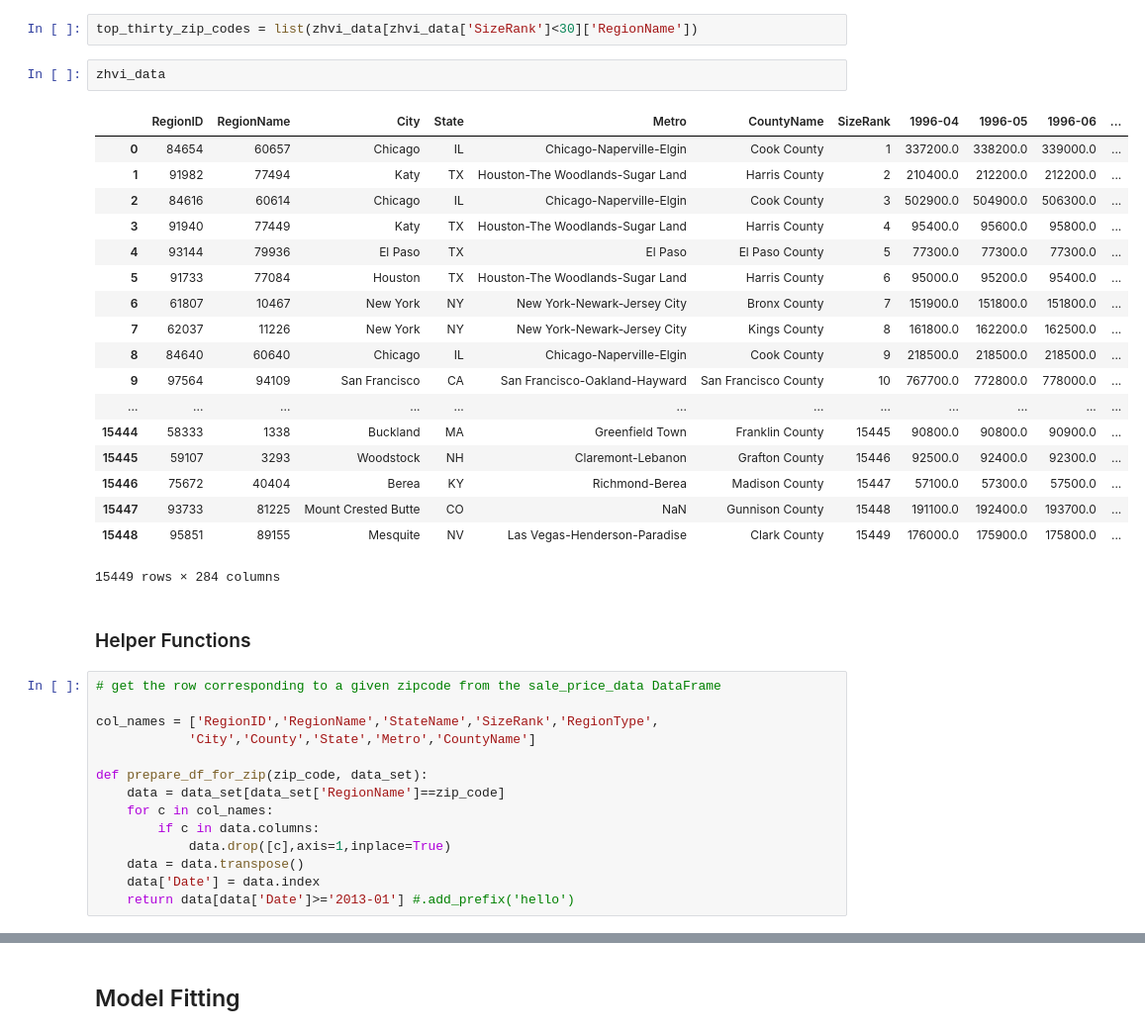
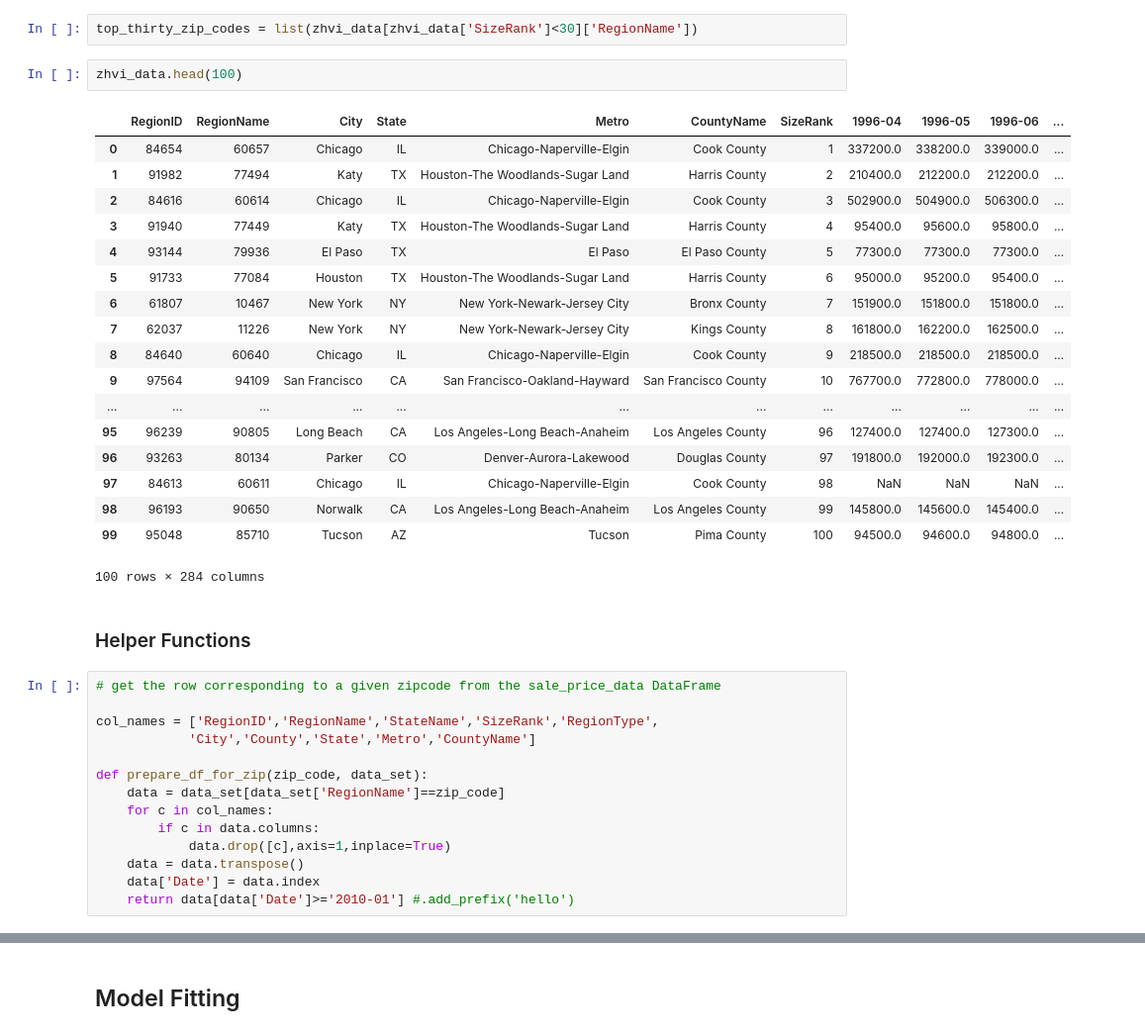
Before and after one commit to jtjones0304/zillow, a Jupyter notebook: Zillow Exploration.ipynb, the cells around one changed output, grey strips where cells are left out. Shown at 99% size. Cells and saved outputs as stored; diff of their text form.

```diff
--- a/Zillow Exploration.ipynb
+++ b/Zillow Exploration.ipynb
@@ -68,26 +89,26 @@ data_sets_dict = {
 # %%
 top_thirty_zip_codes = list(zhvi_data[zhvi_data['SizeRank']<30]['RegionName'])
 # %%
-zhvi_data
+zhvi_data.head(100)
 # %% [output]
 |  | RegionID | RegionName | City | State | Metro | CountyName | SizeRank | 1996-04 | 1996-05 | 1996-06 | ... |
 | 0 | 84654 | 60657 | Chicago | IL | Chicago-Naperville-Elgin | Cook County | 1 | 337200.0 | 338200.0 | 339000.0 | ... |
 | 1 | 91982 | 77494 | Katy | TX | Houston-The Woodlands-Sugar Land | Harris County | 2 | 210400.0 | 212200.0 | 212200.0 | ... |
 | 2 | 84616 | 60614 | Chicago | IL | Chicago-Naperville-Elgin | Cook County | 3 | 502900.0 | 504900.0 | 506300.0 | ... |
 | 3 | 91940 | 77449 | Katy | TX | Houston-The Woodlands-Sugar Land | Harris County | 4 | 95400.0 | 95600.0 | 95800.0 | ... |
 | 4 | 93144 | 79936 | El Paso | TX | El Paso | El Paso County | 5 | 77300.0 | 77300.0 | 77300.0 | ... |
 | 5 | 91733 | 77084 | Houston | TX | Houston-The Woodlands-Sugar Land | Harris County | 6 | 95000.0 | 95200.0 | 95400.0 | ... |
 | 6 | 61807 | 10467 | New York | NY | New York-Newark-Jersey City | Bronx County | 7 | 151900.0 | 151800.0 | 151800.0 | ... |
 | 7 | 62037 | 11226 | New York | NY | New York-Newark-Jersey City | Kings County | 8 | 161800.0 | 162200.0 | 162500.0 | ... |
 | 8 | 84640 | 60640 | Chicago | IL | Chicago-Naperville-Elgin | Cook County | 9 | 218500.0 | 218500.0 | 218500.0 | ... |
 | 9 | 97564 | 94109 | San Francisco | CA | San Francisco-Oakland-Hayward | San Francisco County | 10 | 767700.0 | 772800.0 | 778000.0 | ... |
 | ... | ... | ... | ... | ... | ... | ... | ... | ... | ... | ... | ... |
-| 15444 | 58333 | 1338 | Buckland | MA | Greenfield Town | Franklin County | 15445 | 90800.0 | 90800.0 | 90900.0 | ... |
-| 15445 | 59107 | 3293 | Woodstock | NH | Claremont-Lebanon | Grafton County | 15446 | 92500.0 | 92400.0 | 92300.0 | ... |
-| 15446 | 75672 | 40404 | Berea | KY | Richmond-Berea | Madison County | 15447 | 57100.0 | 57300.0 | 57500.0 | ... |
-| 15447 | 93733 | 81225 | Mount Crested Butte | CO | NaN | Gunnison County | 15448 | 191100.0 | 192400.0 | 193700.0 | ... |
-| 15448 | 95851 | 89155 | Mesquite | NV | Las Vegas-Henderson-Paradise | Clark County | 15449 | 176000.0 | 175900.0 | 175800.0 | ... |
+| 95 | 96239 | 90805 | Long Beach | CA | Los Angeles-Long Beach-Anaheim | Los Angeles County | 96 | 127400.0 | 127400.0 | 127300.0 | ... |
+| 96 | 93263 | 80134 | Parker | CO | Denver-Aurora-Lakewood | Douglas County | 97 | 191800.0 | 192000.0 | 192300.0 | ... |
+| 97 | 84613 | 60611 | Chicago | IL | Chicago-Naperville-Elgin | Cook County | 98 | NaN | NaN | NaN | ... |
+| 98 | 96193 | 90650 | Norwalk | CA | Los Angeles-Long Beach-Anaheim | Los Angeles County | 99 | 145800.0 | 145600.0 | 145400.0 | ... |
+| 99 | 95048 | 85710 | Tucson | AZ | Tucson | Pima County | 100 | 94500.0 | 94600.0 | 94800.0 | ... |
-15449 rows × 284 columns
+100 rows × 284 columns
 # %% [markdown]
 ### Helper Functions
 # %%
@@ -103,7 +124,7 @@ def prepare_df_for_zip(zip_code, data_set):
             data.drop([c],axis=1,inplace=True)
     data = data.transpose()
     data['Date'] = data.index
-    return data[data['Date']>='2013-01'] #.add_prefix('hello')
+    return data[data['Date']>='2010-01'] #.add_prefix('hello')
 # %%
 def join_data_available(zip_code, data_sets):
     master_df = pd.DataFrame()
```
Also changed, not shown: parts of 10 cells of this notebook.
